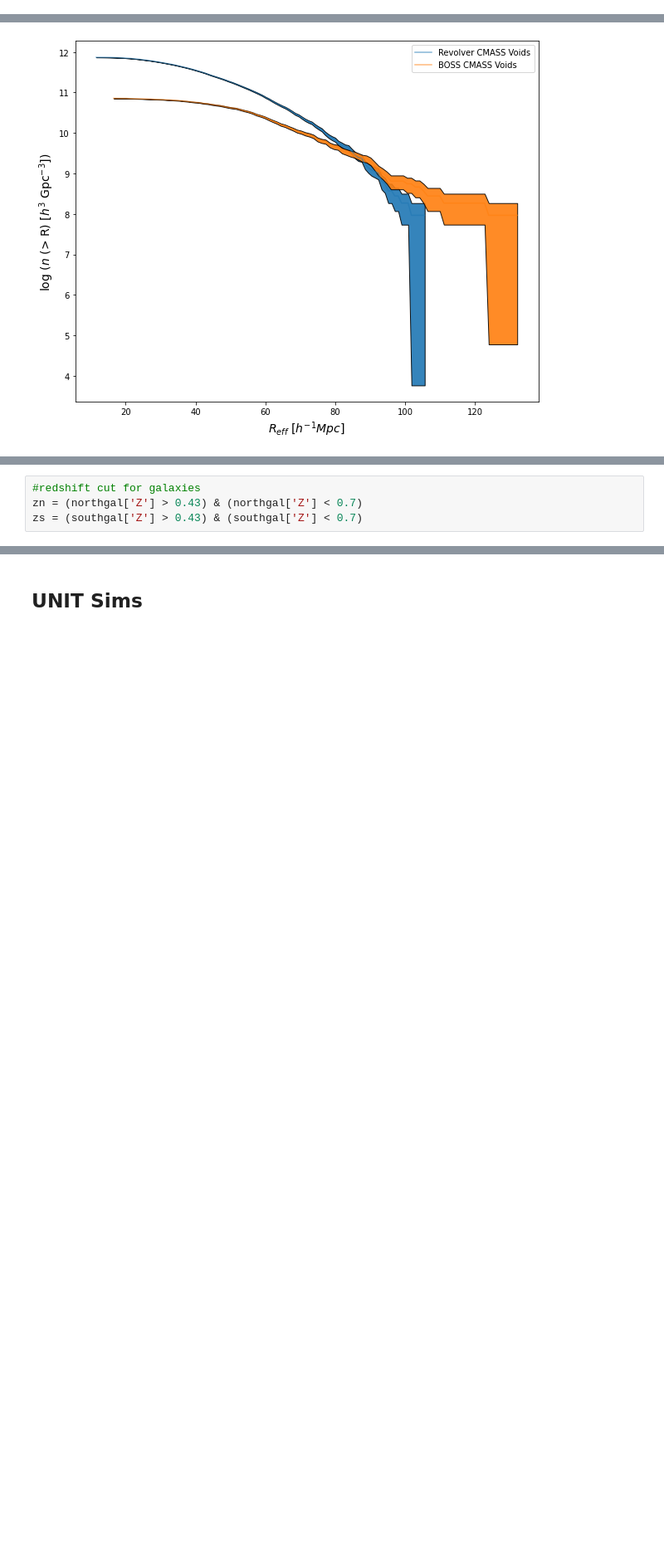
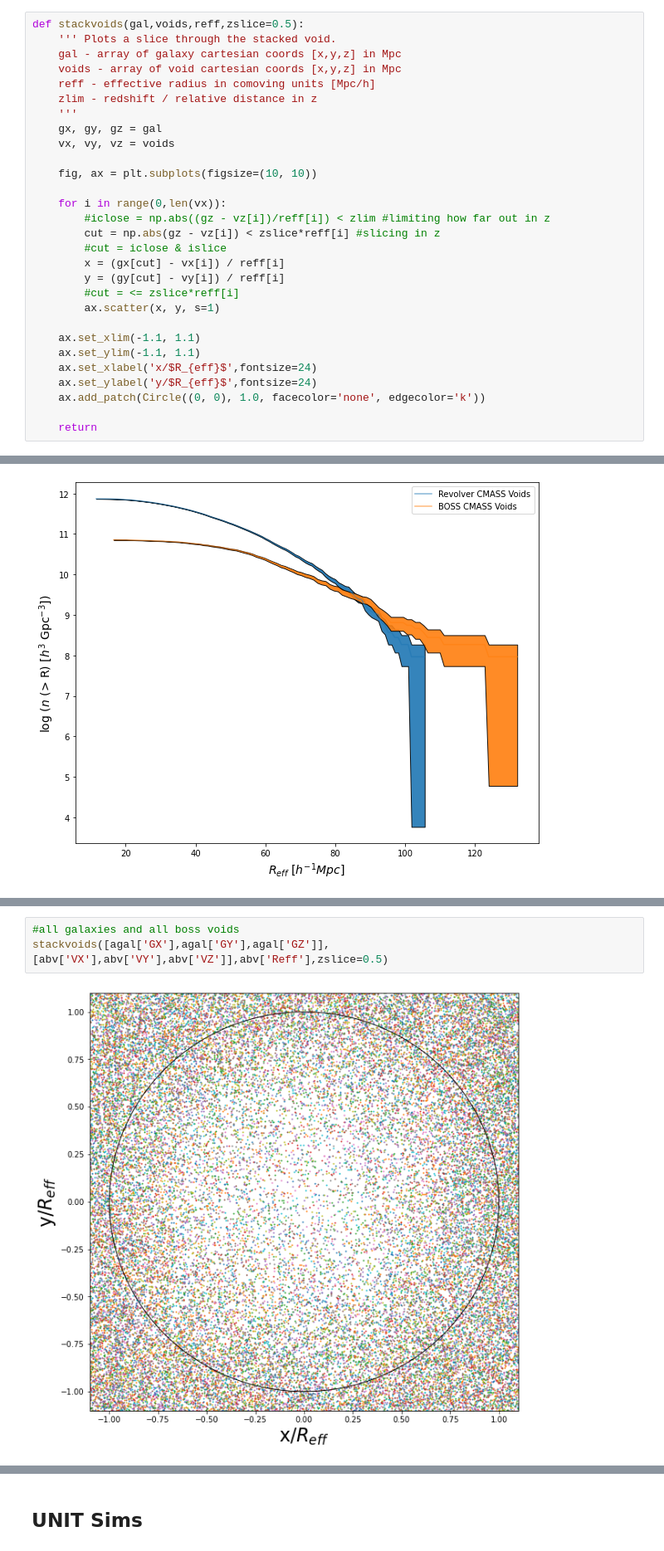
Before and after one commit to Chanuntorn/cosmic_voids, a Jupyter notebook: doc/RevolverVoidAnalysis.ipynb, the cells around one changed output, grey strips where cells are left out. Shown at 83% size. Cells and saved outputs as stored; diff of their text form; blank space fills up the shorter version.

```diff
--- a/doc/RevolverVoidAnalysis.ipynb
+++ b/doc/RevolverVoidAnalysis.ipynb
@@ -198,3 +194,32 @@ def radecz_to_xyz(radecz, cosmo=None):
     z = dist*np.sin(dec*conv)
 
     return np.array([x, y, z]) # [3, N] array
+# %%
+def stackvoids(gal,voids,reff,zslice=0.5):
+    ''' Plots a slice through the stacked void.
+    gal - array of galaxy cartesian coords [x,y,z] in Mpc
+    voids - array of void cartesian coords [x,y,z] in Mpc
+    reff - effective radius in comoving units [Mpc/h]
+    zlim - redshift / relative distance in z
+    '''
+    gx, gy, gz = gal
+    vx, vy, vz = voids
+
+    fig, ax = plt.subplots(figsize=(10, 10))
+
+    for i in range(0,len(vx)):
+        #iclose = np.abs((gz - vz[i])/reff[i]) < zlim #limiting how far out in z
+        cut = np.abs(gz - vz[i]) < zslice*reff[i] #slicing in z
+        #cut = iclose & islice
+        x = (gx[cut] - vx[i]) / reff[i]
+        y = (gy[cut] - vy[i]) / reff[i]
+        #cut = <= zslice*reff[i]
+        ax.scatter(x, y, s=1)
+
+    ax.set_xlim(-1.1, 1.1)
+    ax.set_ylim(-1.1, 1.1)
+    ax.set_xlabel('x/$R_{eff}$',fontsize=24)
+    ax.set_ylabel('y/$R_{eff}$',fontsize=24)
+    ax.add_patch(Circle((0, 0), 1.0, facecolor='none', edgecolor='k'))
+
+    return
@@ -305,5 +441,6 @@ Text(0, 0.5, 'Distance to boundary')
 # %%
-#redshift cut for galaxies
-zn = (northgal['Z'] > 0.43) & (northgal['Z'] < 0.7)
-zs = (southgal['Z'] > 0.43) & (southgal['Z'] < 0.7)
+#all galaxies and all boss voids
+stackvoids([agal['GX'],agal['GY'],agal['GZ']],[abv['VX'],abv['VY'],abv['VZ']],abv['Reff'],zslice=0.5)
+# %% [output]
+[figure, added]
 # %%
```
Also changed, not shown: parts of 44 cells of this notebook.
